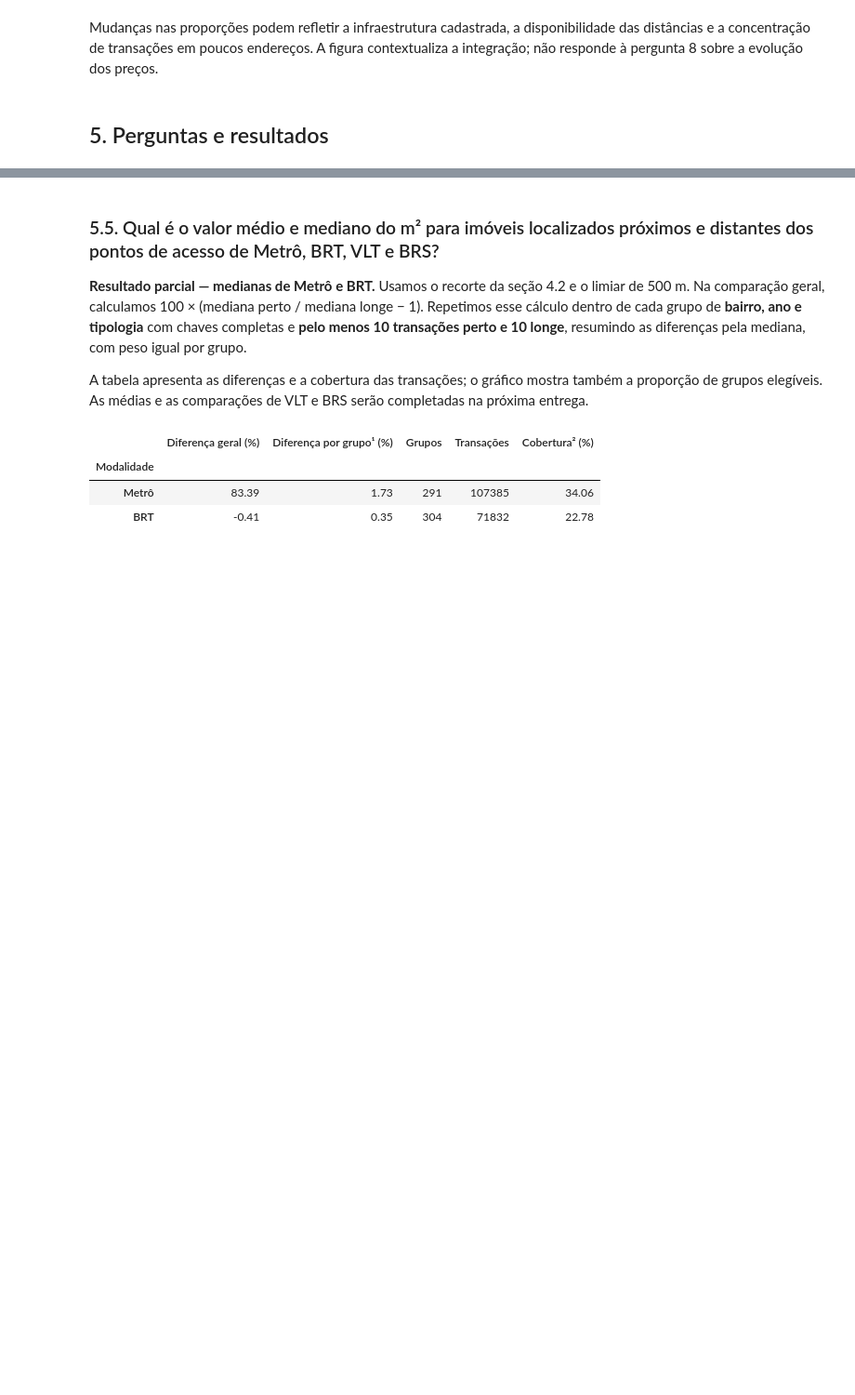
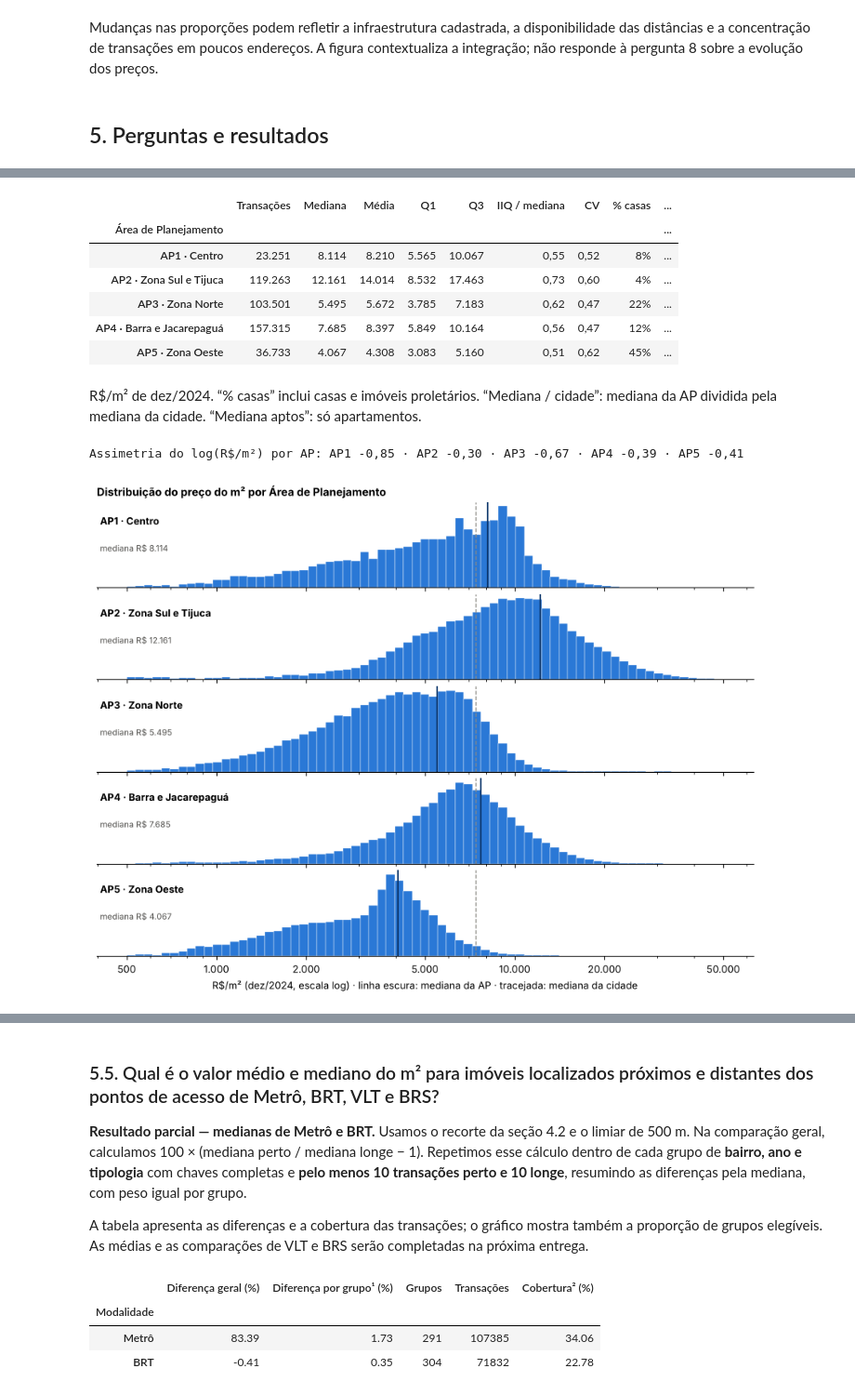
Before and after one commit to ana-alice17/mobilidade-imobiliario-rj, a Jupyter notebook: notebooks/05_artigo.ipynb, the cells around one changed output, grey strips where cells are left out. Shown at 93% size. Drawn from its saved outputs; the diff is of its cells as text; code cells hidden in the pictures; blank space fills up the shorter version.

```diff
--- a/notebooks/05_artigo.ipynb
+++ b/notebooks/05_artigo.ipynb
@@ -209,0 +472,47 @@ Mudanças nas proporções podem refletir a infraestrutura cadastrada, a disponi
+# %%
+def resumo_grupo(s):
+    q1, q3 = s.quantile([.25, .75])
+    return pd.Series({"Transações": len(s), "Mediana": s.median(), "Média": s.mean(), "Q1": q1, "Q3": q3,
+                      "IIQ / mediana": (q3 - q1) / s.median(), "CV": s.std() / s.mean()})
+
+por_ap = itbi.groupby("ap", observed=True).m2_real.apply(resumo_grupo).unstack()
+por_ap["% casas"] = itbi.groupby("ap", observed=True).ds_imovel_tipologia.apply(lambda s: 100 * (s != "APARTAMENTO").mean())
+por_ap["Mediana / cidade"] = por_ap["Mediana"] / itbi.m2_real.median()
+por_ap["Mediana aptos"] = (itbi[itbi.ds_imovel_tipologia == "APARTAMENTO"]
+                           .groupby("ap", observed=True).m2_real.median())
+display(fmt_tabela(por_ap, {"IIQ / mediana": "{:.2f}", "CV": "{:.2f}", "% casas": "{:.0f}%",
+                            "Mediana / cidade": "{:.2f}"}).rename_axis("Área de Planejamento"))
+display(Markdown("R$/m² de dez/2024. “% casas” inclui casas e imóveis proletários. “Mediana / cidade”: mediana da AP dividida pela mediana da cidade. “Mediana aptos”: só apartamentos."))
+
+assimetria_log = itbi.groupby("ap", observed=True).m2_real.apply(lambda s: np.log(s).skew())
+print("Assimetria do log(R$/m²) por AP:", " · ".join(f"{a.split(' ·')[0]} {v:.2f}" for a, v in assimetria_log.items()).replace(".", ","))
+
+with plt.rc_context(ESTILO_H):
+    fig, eixos = plt.subplots(len(ORDEM_AP), 1, figsize=(9, 7), sharex=True)
+    bins = np.logspace(np.log10(500), np.log10(50000), 70)
+    for ax, a in zip(eixos, ORDEM_AP):
+        v = itbi.loc[itbi.ap == a, "m2_real"]
+        ax.hist(v, bins=bins, density=True, color=AZUL, edgecolor="white", linewidth=0.3)
+        ax.axvline(v.median(), color="#0d366b", lw=1.5)
+        ax.axvline(itbi.m2_real.median(), color=CINZA, lw=1, ls="--")
+        ax.set_yticks([]); ax.grid(False); ax.spines["left"].set_visible(False)
+        ax.text(0.005, 0.85, a, transform=ax.transAxes, fontweight="bold", va="top")
+        ax.text(0.005, 0.52, f"mediana {reais(v.median())}", transform=ax.transAxes, fontsize=8, color=TINTA, va="top")
+    eixos[-1].set_xscale("log")
+    eixos[-1].set_xticks([500, 1000, 2000, 5000, 10000, 20000, 50000])
+    eixos[-1].xaxis.set_major_formatter(fmt_milhar)
+    eixos[-1].set_xlabel("R$/m² (dez/2024, escala log) · linha escura: mediana da AP · tracejada: mediana da cidade")
+    eixos[0].set_title("Distribuição do preço do m² por Área de Planejamento")
+    fig.tight_layout(h_pad=0.3)
+    plt.show()
+# %% [output]
+|  | Transações | Mediana | Média | Q1 | Q3 | IIQ / mediana | CV | % casas | ... |
+| Área de Planejamento |  |  |  |  |  |  |  |  | ... |
+| AP1 · Centro | 23.251 | 8.114 | 8.210 | 5.565 | 10.067 | 0,55 | 0,52 | 8% | ... |
+| AP2 · Zona Sul e Tijuca | 119.263 | 12.161 | 14.014 | 8.532 | 17.463 | 0,73 | 0,60 | 4% | ... |
+| AP3 · Zona Norte | 103.501 | 5.495 | 5.672 | 3.785 | 7.183 | 0,62 | 0,47 | 22% | ... |
+| AP4 · Barra e Jacarepaguá | 157.315 | 7.685 | 8.397 | 5.849 | 10.164 | 0,56 | 0,47 | 12% | ... |
+| AP5 · Zona Oeste | 36.733 | 4.067 | 4.308 | 3.083 | 5.160 | 0,51 | 0,62 | 45% | ... |
+R$/m² de dez/2024. “% casas” inclui casas e imóveis proletários. “Mediana / cidade”: mediana da AP dividida pela mediana da cidade. “Mediana aptos”: só apartamentos.
+Assimetria do log(R$/m²) por AP: AP1 -0,85 · AP2 -0,30 · AP3 -0,67 · AP4 -0,39 · AP5 -0,41
+[figure, added]
```
Also changed, not shown: parts of 15 cells of this notebook.
